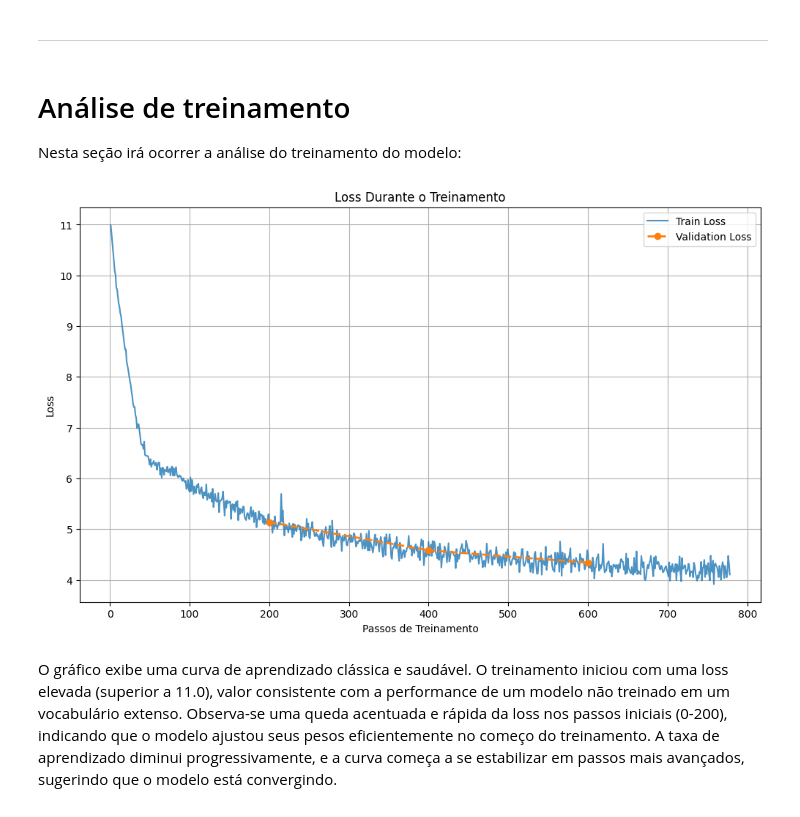
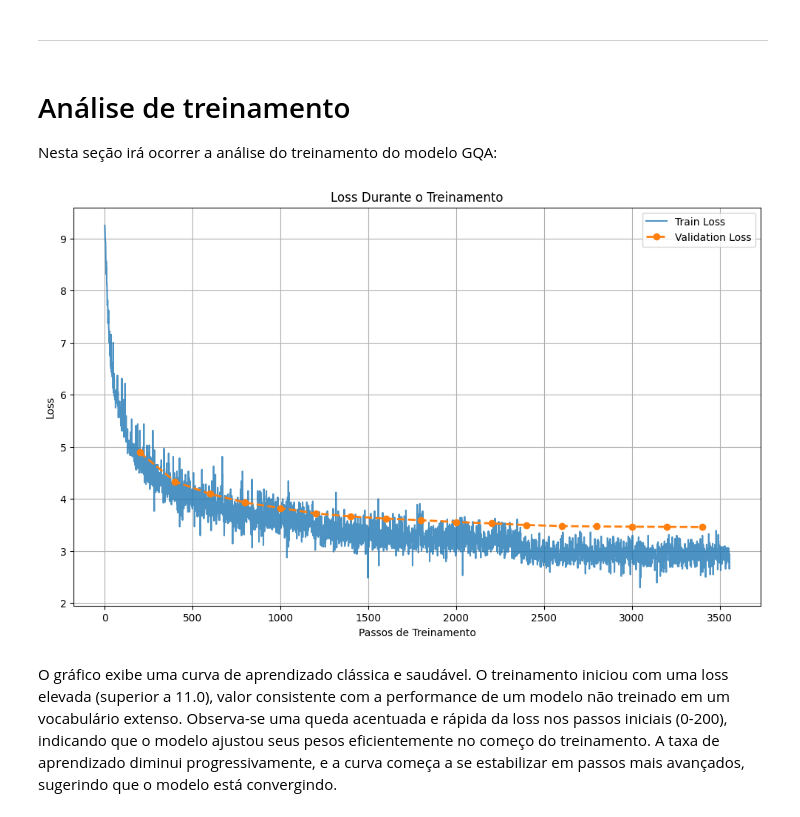
Before and after one commit to PauloHFS/gpt2-from-scratch, a Jupyter notebook: main.ipynb, the cells around one changed output. Saved outputs shown, nothing was run; the diff lists cells and outputs as text; code cells hidden in the pictures.

Commit message:
Atualizando visualização

```diff
--- a/main.ipynb
+++ b/main.ipynb
@@ -167,9 +199,10 @@ True
 # %%
-trained_models, final_metrics = GQAModel._train(
-    model=model,
+gqa_trained, final_metrics_gqa = GQAModel._train(
+    model=model_gqa,
     train_loader=train_dataloader,
     val_loader=test_dataloader,
     device_str="cuda",
-    path=BEST_MODEL_PATH)
+    path=BEST_MODEL_PATH.replace(".pt","_gqa.pt"),
+    epochs=3)
 # %% [output]
 Training model on device: cuda
@@ -184,39 +224,39 @@ New best model saved to results/best_model.pt with val_loss: 4.3407
 # %% [markdown]
 # Análise de treinamento
 
-Nesta seção irá ocorrer a análise do treinamento do modelo:
+Nesta seção irá ocorrer a análise do treinamento do modelo GQA:
 # %%
 val_interval = 200
 
-num_val_points = len(final_metrics.val_loss)
+num_val_points = len(final_metrics_gqa.val_loss)
 val_steps = np.arange(1, num_val_points + 1) * val_interval
 
 fig = plt.figure(figsize=(12, 7))
 
 plt.plot(
-    np.arange(1, len(final_metrics.train_loss) + 1),
-    final_metrics.train_loss,
+    np.arange(1, len(final_metrics_gqa.train_loss) + 1),
+    final_metrics_gqa.train_loss,
     label='Train Loss',
     alpha=0.8
 )
 
 plt.plot(
     val_steps,
-    final_metrics.val_loss,
+    final_metrics_gqa.val_loss,
     label='Validation Loss',
     marker='o',
     linestyle='--',
     linewidth=2
 )
 
 plt.xlabel('Passos de Treinamento')
 plt.ylabel('Loss')
 plt.title('Loss Durante o Treinamento')
 plt.legend()
 plt.grid(True)
 plt.show()
 # %% [output]
-[figure, old version]
+[figure, new version]
 # %% [markdown]
 O gráfico exibe uma curva de aprendizado clássica e saudável. O treinamento iniciou com uma loss elevada (superior a 11.0), valor consistente com a performance de um modelo não treinado em um vocabulário extenso. Observa-se uma queda acentuada e rápida da loss nos passos iniciais (0-200), indicando que o modelo ajustou seus pesos eficientemente no começo do treinamento. A taxa de aprendizado diminui progressivamente, e a curva começa a se estabilizar em passos mais avançados, sugerindo que o modelo está convergindo.
 # %%
```
Also changed, not shown: parts of 13 cells of this notebook.
